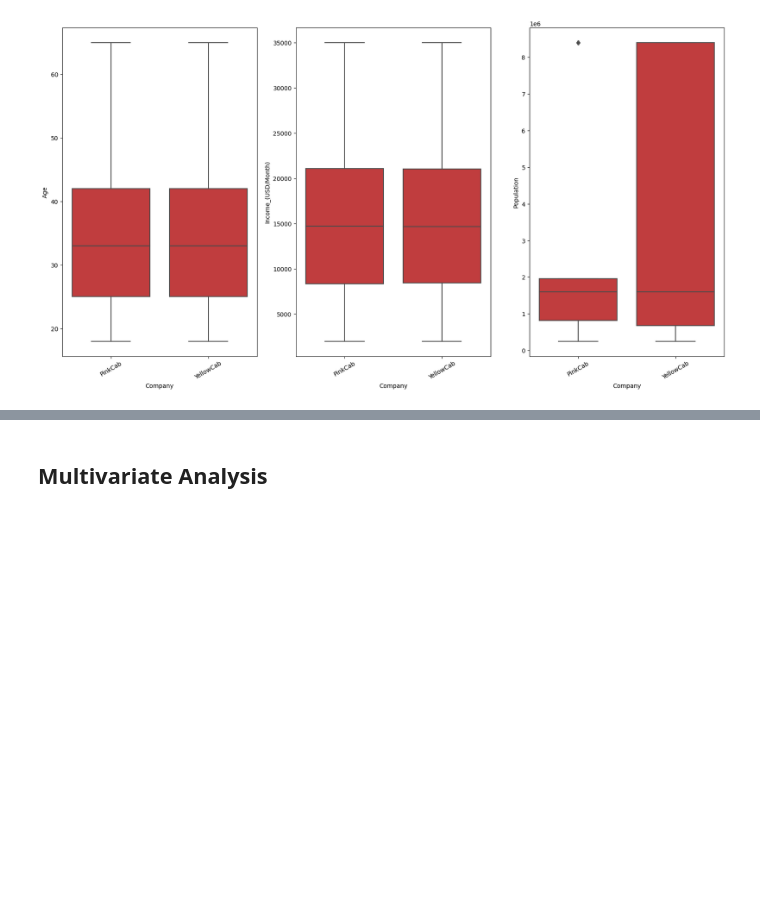
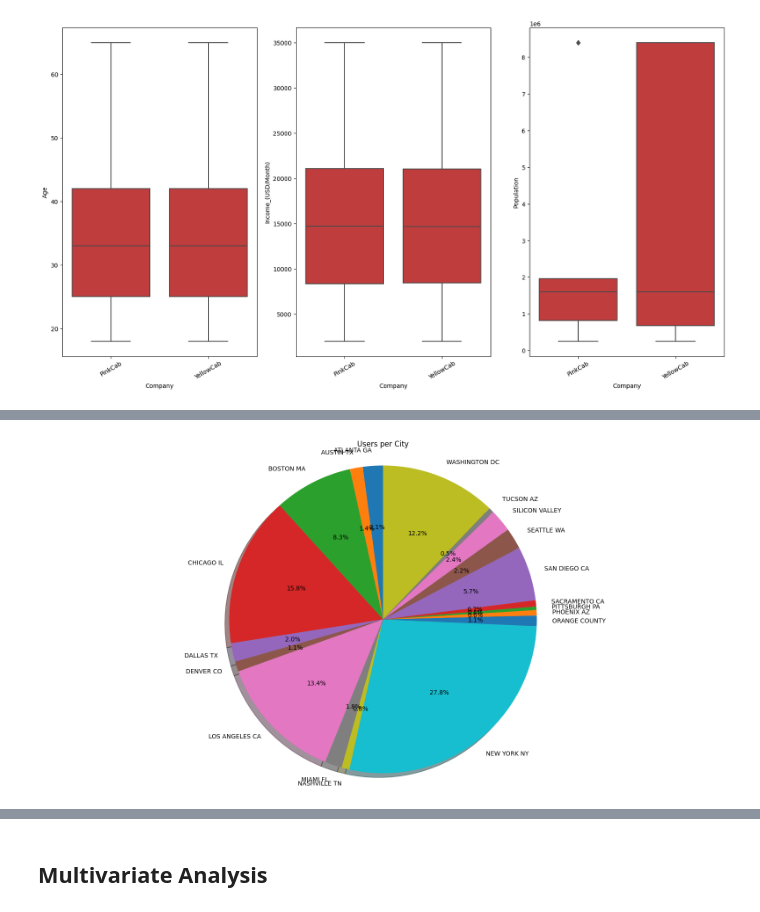
Before and after one commit to daameya/Cab-Portfolio-Analysis-for-Investment-firm, a Jupyter notebook: src/Notebooks/G2M EDA.ipynb, the cells around one changed output, grey strips where cells are left out. Cells and saved outputs as stored; diff of their text form; code cells hidden in the pictures; blank space fills up the shorter version.

```diff
--- a/src/Notebooks/G2M EDA.ipynb
+++ b/src/Notebooks/G2M EDA.ipynb
@@ -590,0 +642,13 @@ plt.show()
+# %%
+labs = city_users.index
+vals = city_users.values
+figp, axp = plt.subplots(figsize=(20,10))
+axp.pie(vals , labels=labs, autopct='%1.1f%%',shadow=True, startangle=90,)
+axp.axis('equal')
+
+plt.title('Users per City')
+plt.show()
+
+# New York City has the highest Cab users with 28% followed by Chicago with 16% and Los Angeles with 13%
+# %% [output]
+[figure, added]
```
Also changed, not shown: parts of 12 cells of this notebook, 1 other file.
